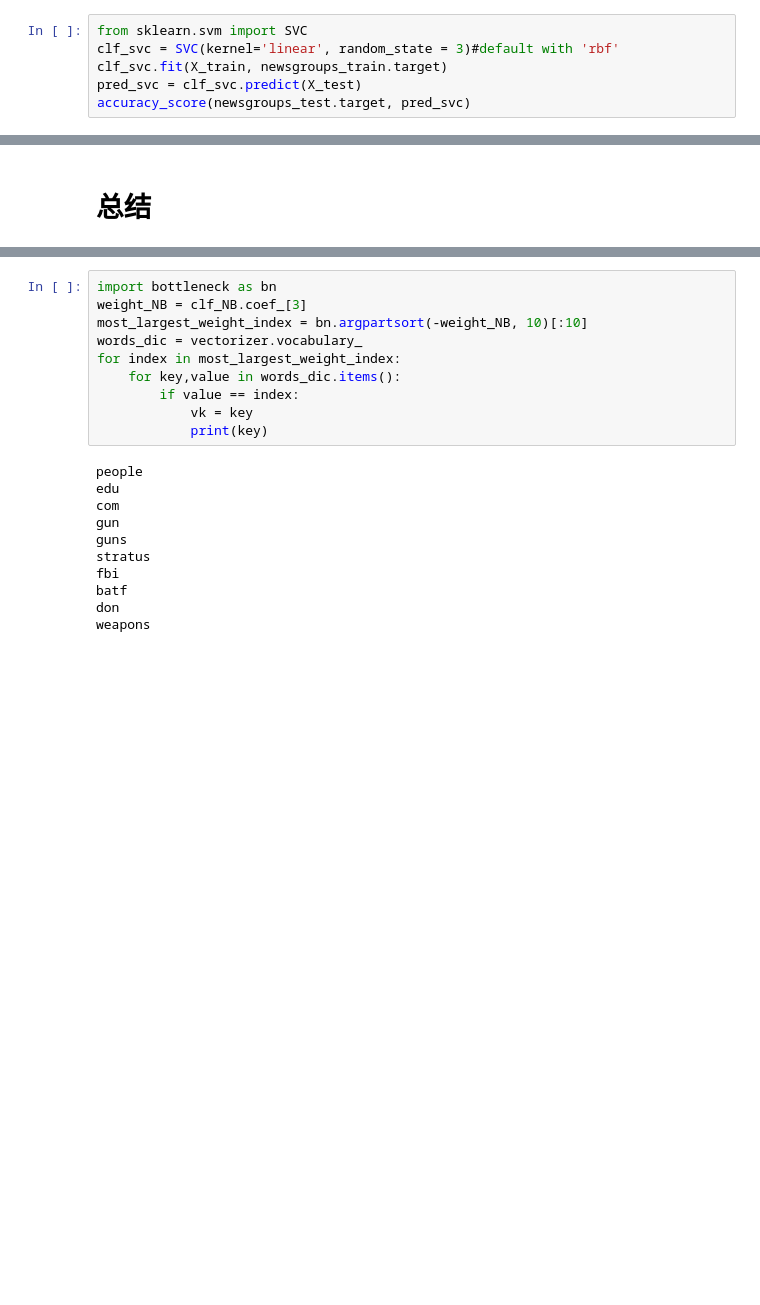
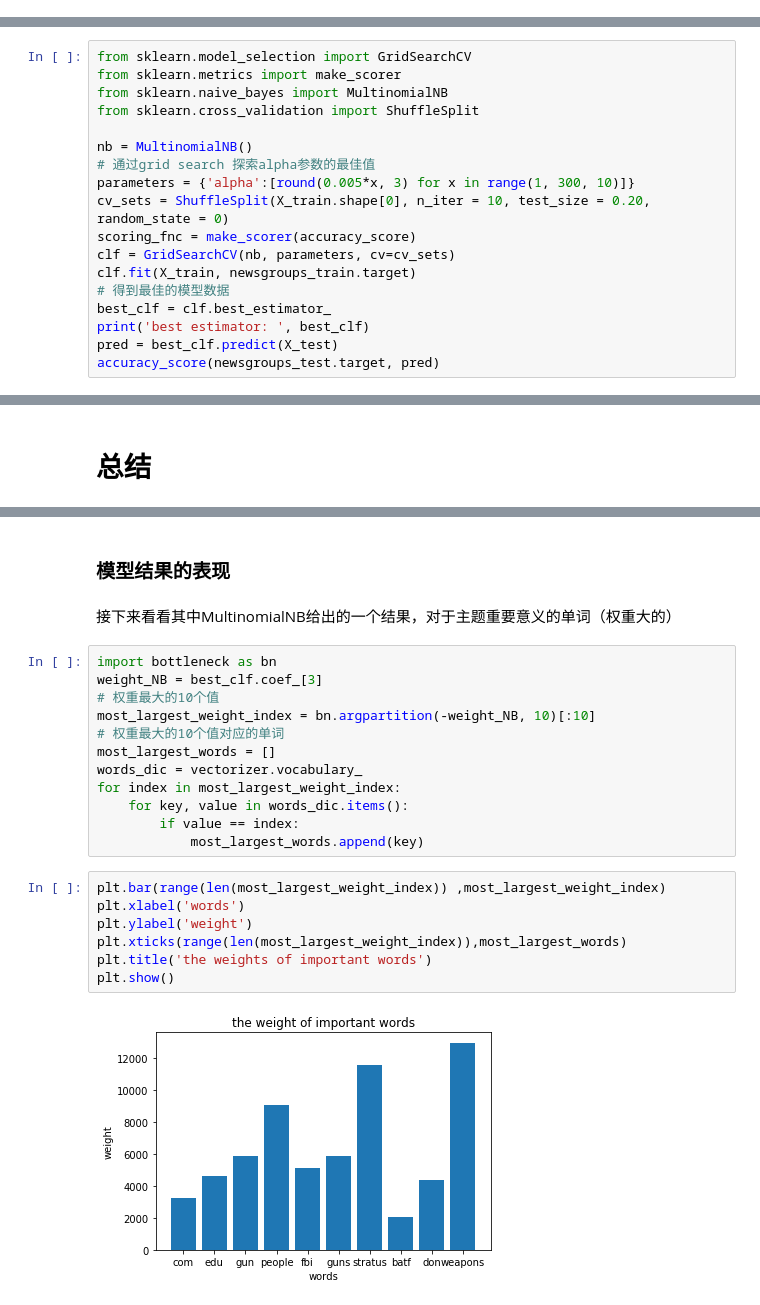
Before and after one commit to MihaiLai/20-Newsgroup-classification, a Jupyter notebook: 20news.ipynb, the cells around one changed output, grey strips where cells are left out. Cells and saved outputs as stored; diff of their text form; blank space fills up the shorter version.

```diff
--- a/20news.ipynb
+++ b/20news.ipynb
@@ -115,6 +121,0 @@ accuracy_score(newsgroups_test.target, pred)
-# %%
-from sklearn.svm import SVC
-clf_svc = SVC(kernel='linear', random_state = 3)#default with 'rbf'
-clf_svc.fit(X_train, newsgroups_train.target)
-pred_svc = clf_svc.predict(X_test)
-accuracy_score(newsgroups_test.target, pred_svc)
@@ -184,0 +122,18 @@ Epoch 32/800
+# %%
+from sklearn.model_selection import GridSearchCV
+from sklearn.metrics import make_scorer
+from sklearn.naive_bayes import MultinomialNB
+from sklearn.cross_validation import ShuffleSplit
+
+nb = MultinomialNB()
+# 通过grid search 探索alpha参数的最佳值
+parameters = {'alpha':[round(0.005*x, 3) for x in range(1, 300, 10)]}
+cv_sets = ShuffleSplit(X_train.shape[0], n_iter = 10, test_size = 0.20, random_state = 0)
+scoring_fnc = make_scorer(accuracy_score)
+clf = GridSearchCV(nb, parameters, cv=cv_sets)
+clf.fit(X_train, newsgroups_train.target)
+# 得到最佳的模型数据
+best_clf = clf.best_estimator_
+print('best estimator: ', best_clf)
+pred = best_clf.predict(X_test)
+accuracy_score(newsgroups_test.target, pred)
@@ -208,22 +267,26 @@ print(score)
+# %% [markdown]
+### 模型结果的表现
+# %% [markdown]
+接下来看看其中MultinomialNB给出的一个结果，对于主题重要意义的单词（权重大的）
 # %%
 import bottleneck as bn
-weight_NB = clf_NB.coef_[3]
-most_largest_weight_index = bn.argpartsort(-weight_NB, 10)[:10]
+weight_NB = best_clf.coef_[3]
+# 权重最大的10个值
+most_largest_weight_index = bn.argpartition(-weight_NB, 10)[:10]
+# 权重最大的10个值对应的单词
+most_largest_words = []
 words_dic = vectorizer.vocabulary_
 for index in most_largest_weight_index:
-    for key,value in words_dic.items():
+    for key, value in words_dic.items():
         if value == index:
-            vk = key
-            print(key)
+            most_largest_words.append(key)
-# %% [output]
-people
-edu
-com
-gun
-guns
-stratus
-fbi
-batf
-don
-weapons
+# %%
+plt.bar(range(len(most_largest_weight_index)) ,most_largest_weight_index)
+plt.xlabel('words')
+plt.ylabel('weight')
+plt.xticks(range(len(most_largest_weight_index)),most_largest_words)
+plt.title('the weights of important words')
+plt.show()
+# %% [output]
+[figure, added]
 # %% [markdown]
```
Also changed, not shown: parts of 40 cells of this notebook, 3 other files.
